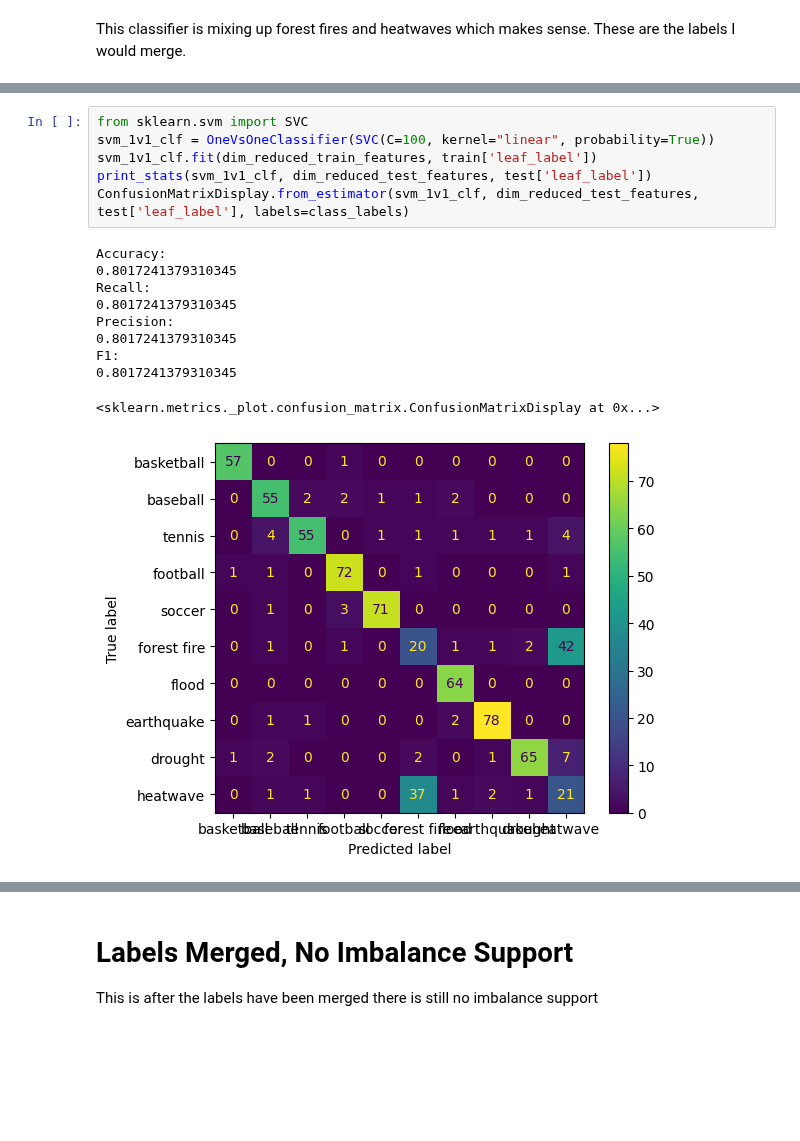
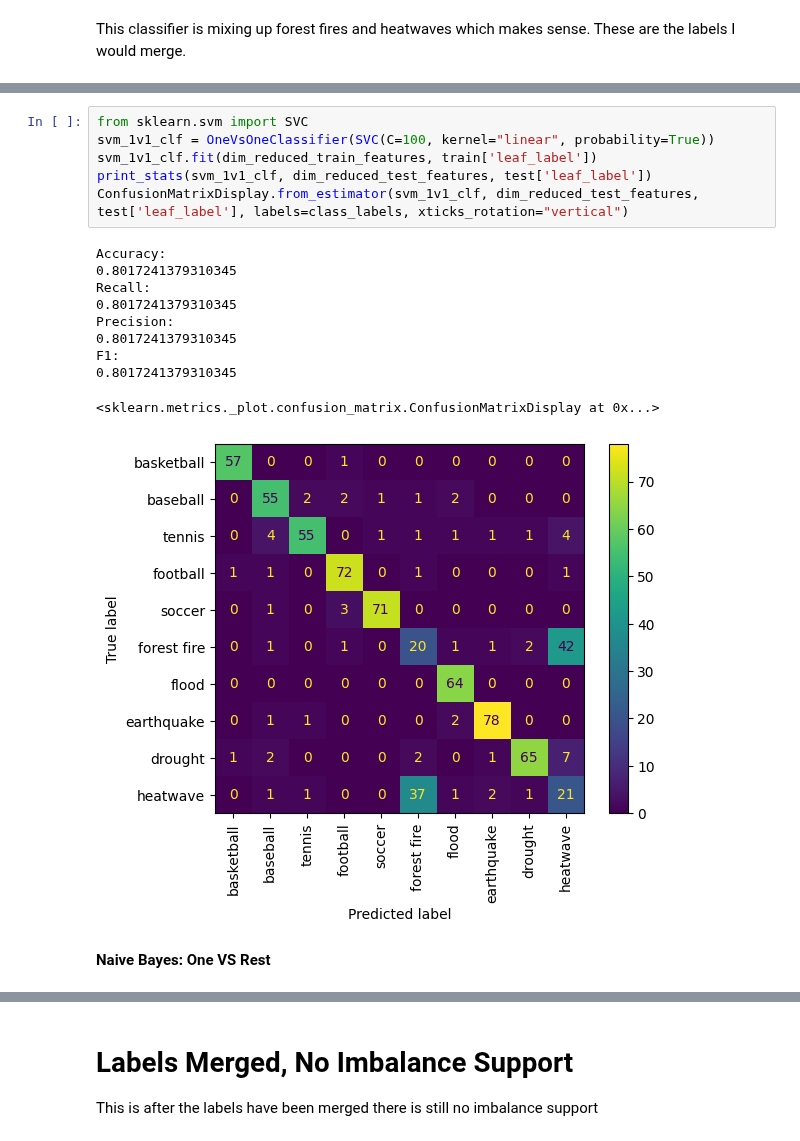
Before and after one commit to papaymaguire/ece219-project1, a Jupyter notebook: project1/notebooks/question09.ipynb, the cells around one changed output, grey strips where cells are left out. Saved outputs shown, nothing was run; the diff lists cells and outputs as text; blank space fills up the shorter version.

```diff
--- a/project1/notebooks/question09.ipynb
+++ b/project1/notebooks/question09.ipynb
@@ -112,20 +125,22 @@ This classifier is mixing up forest fires and heatwaves which makes sense. These
 # %%
 from sklearn.svm import SVC
 svm_1v1_clf = OneVsOneClassifier(SVC(C=100, kernel="linear", probability=True))
 svm_1v1_clf.fit(dim_reduced_train_features, train['leaf_label'])
 print_stats(svm_1v1_clf, dim_reduced_test_features, test['leaf_label'])
-ConfusionMatrixDisplay.from_estimator(svm_1v1_clf, dim_reduced_test_features, test['leaf_label'], labels=class_labels)
+ConfusionMatrixDisplay.from_estimator(svm_1v1_clf, dim_reduced_test_features, test['leaf_label'], labels=class_labels, xticks_rotation="vertical")
 # %% [output]
 Accuracy:
 0.8017241379310345
 Recall:
 0.8017241379310345
 Precision:
 0.8017241379310345
 F1:
 0.8017241379310345
 <sklearn.metrics._plot.confusion_matrix.ConfusionMatrixDisplay at 0x...>
-[figure, old version]
+[figure, new version]
+# %% [markdown]
+**Naive Bayes: One VS Rest**
 # %%
 nb_1vRest_clf = OneVsRestClassifier(GaussianNB())
 nb_1vRest_clf.fit(dim_reduced_train_features, train['leaf_label'])
```
Also changed, not shown: parts of 17 cells of this notebook.
